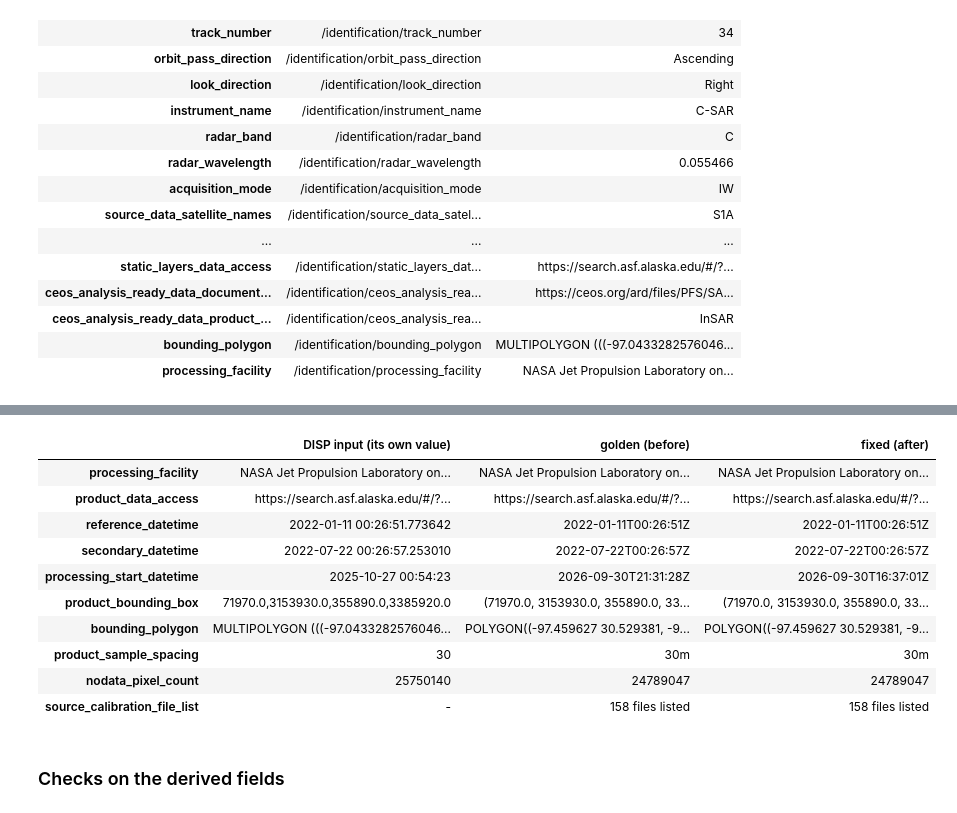
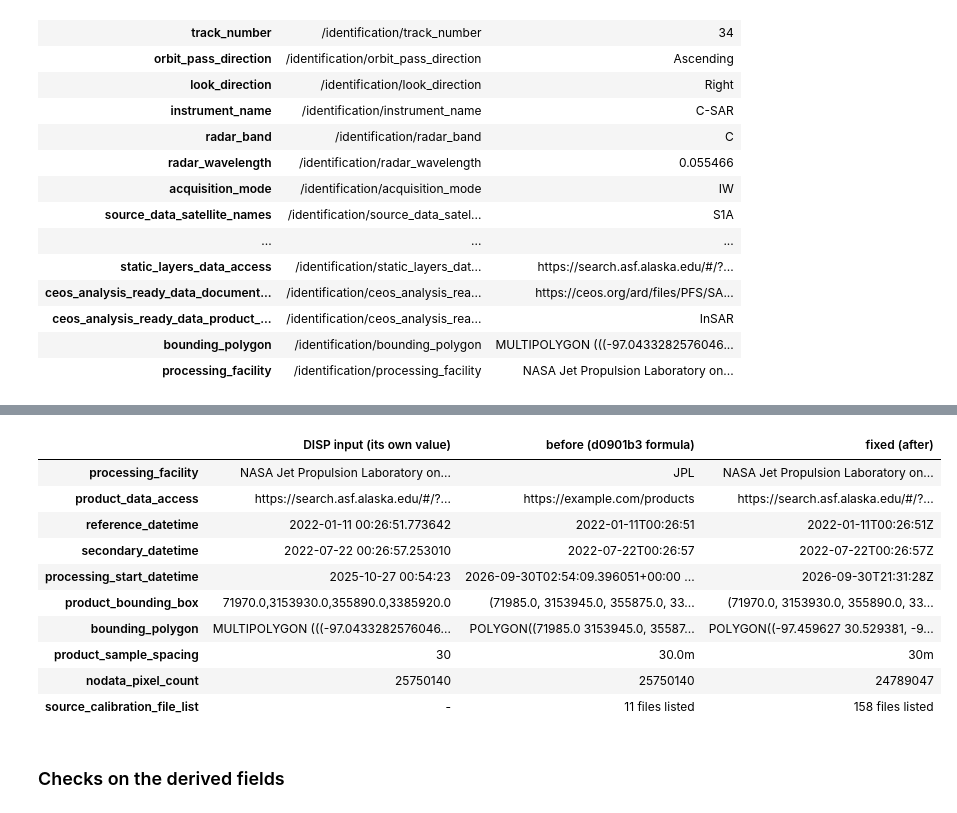
Before and after one commit to mgovorcin/cal-disp, a Jupyter notebook: docs/notebooks/05_identification_metadata.ipynb, the cells around one changed output, grey strips where cells are left out. Drawn from its saved outputs; the diff is of its cells as text; code cells hidden in the pictures.

```diff
--- a/docs/notebooks/05_identification_metadata.ipynb
+++ b/docs/notebooks/05_identification_metadata.ipynb
@@ -235,32 +310,43 @@ Sentinel-1B or descending frame the code before the fix would still have written
-# %%
-n_files = lambda s: len(s.split(", "))
-DERIVED = ["processing_facility", "product_data_access", "reference_datetime", "secondary_datetime",
-           "processing_start_datetime", "product_bounding_box", "bounding_polygon",
-           "product_sample_spacing", "nodata_pixel_count"]
-rows = {
-    k: {"DISP input (its own value)": short(disp["identification"][k], 50),
-        "golden (before)": short(before["identification"][k], 50),
-        "fixed (after)": short(after["identification"][k], 50)}
-    for k in DERIVED
-}
-rows["source_calibration_file_list"] = {
-    "DISP input (its own value)": "-",
-    "golden (before)": f"{n_files(before['identification']['source_calibration_file_list'])} files listed",
-    "fixed (after)": f"{n_files(after['identification']['source_calibration_file_list'])} files listed",
-}
-pd.DataFrame(rows).T
-# %% [output]
-|  | DISP input (its own value) | golden (before) | fixed (after) |
-| processing_facility | NASA Jet Propulsion Laboratory on... | NASA Jet Propulsion Laboratory on... | NASA Jet Propulsion Laboratory on... |
-| product_data_access | https://search.asf.alaska.edu/#/?... | https://search.asf.alaska.edu/#/?... | https://search.asf.alaska.edu/#/?... |
-| reference_datetime | 2022-01-11 00:26:51.773642 | 2022-01-11T00:26:51Z | 2022-01-11T00:26:51Z |
-| secondary_datetime | 2022-07-22 00:26:57.253010 | 2022-07-22T00:26:57Z | 2022-07-22T00:26:57Z |
-| processing_start_datetime | 2025-10-27 00:54:23 | 2026-09-30T21:31:28Z | 2026-09-30T16:37:01Z |
-| product_bounding_box | 71970.0,3153930.0,355890.0,3385920.0 | (71970.0, 3153930.0, 355890.0, 33... | (71970.0, 3153930.0, 355890.0, 33... |
-| bounding_polygon | MULTIPOLYGON (((-97.0433282576046... | POLYGON((-97.459627 30.529381, -9... | POLYGON((-97.459627 30.529381, -9... |
-| product_sample_spacing | 30 | 30m | 30m |
-| nodata_pixel_count | 25750140 | 24789047 | 24789047 |
-| source_calibration_file_list | - | 158 files listed | 158 files listed |
+# %%
+with h5py.File(DISP_NC) as f:
+    x, y = f["x"][:], f["y"][:]
+    disp_nans = int(np.isnan(f["displacement"][...]).sum())
+x_min, x_max, y_min, y_max = float(x.min()), float(x.max()), float(y.min()), float(y.max())
+staged = sorted(p.name for p in (GOLDEN / "input_data" / "gnss").glob("*_IGS20_constant.tenv8"))
+n_files = lambda s: len(s.split(", "))
+
+before_derived = {
+    "processing_facility": OLD_DEFAULTS["processing_facility"],
+    "product_data_access": OLD_DEFAULTS["product_data_access"],
+    "reference_datetime": disp_product.reference_date.isoformat(),
+    "secondary_datetime": disp_product.secondary_date.isoformat(),
+    "processing_start_datetime": datetime(2026, 9, 30, 2, 54, 9, 396051, tzinfo=timezone.utc).isoformat() + "  (now().isoformat())",
+    "product_bounding_box": f"({x_min}, {y_min}, {x_max}, {y_max})",
+    "bounding_polygon": f"POLYGON(({x_min} {y_min}, {x_max} {y_min}, {x_max} {y_max}, {x_min} {y_max}, {x_min} {y_min}))",
+    "product_sample_spacing": f"{float(np.abs(x[1] - x[0]))}m",
+    "nodata_pixel_count": disp_nans,  # int(np.isnan(ds_disp.displacement.values).sum())
+    "source_calibration_file_list": f"{1 + len(staged[:10])} files listed",  # tenv8_files[:10]
+}
+ident = after["identification"]
+rows = {
+    k: {"DISP input (its own value)": short(disp["identification"].get(k, "-"), 50),
+        f"before ({OLD_COMMIT} formula)": short(b, 50),
+        "fixed (after)": short(f"{n_files(ident[k])} files listed" if k == "source_calibration_file_list" else ident[k], 50)}
+    for k, b in before_derived.items()
+}
+pd.DataFrame(rows).T
+# %% [output]
+|  | DISP input (its own value) | before (d0901b3 formula) | fixed (after) |
+| processing_facility | NASA Jet Propulsion Laboratory on... | JPL | NASA Jet Propulsion Laboratory on... |
+| product_data_access | https://search.asf.alaska.edu/#/?... | https://example.com/products | https://search.asf.alaska.edu/#/?... |
+| reference_datetime | 2022-01-11 00:26:51.773642 | 2022-01-11T00:26:51 | 2022-01-11T00:26:51Z |
+| secondary_datetime | 2022-07-22 00:26:57.253010 | 2022-07-22T00:26:57 | 2022-07-22T00:26:57Z |
+| processing_start_datetime | 2025-10-27 00:54:23 | 2026-09-30T02:54:09.396051+00:00 ... | 2026-09-30T21:31:28Z |
+| product_bounding_box | 71970.0,3153930.0,355890.0,3385920.0 | (71985.0, 3153945.0, 355875.0, 33... | (71970.0, 3153930.0, 355890.0, 33... |
+| bounding_polygon | MULTIPOLYGON (((-97.0433282576046... | POLYGON((71985.0 3153945.0, 35587... | POLYGON((-97.459627 30.529381, -9... |
+| product_sample_spacing | 30 | 30.0m | 30m |
+| nodata_pixel_count | 25750140 | 25750140 | 24789047 |
+| source_calibration_file_list | - | 11 files listed | 158 files listed |
 # %% [markdown]
 ### Checks on the derived fields
 # %%
```
Also changed, not shown: parts of 17 cells of this notebook.
